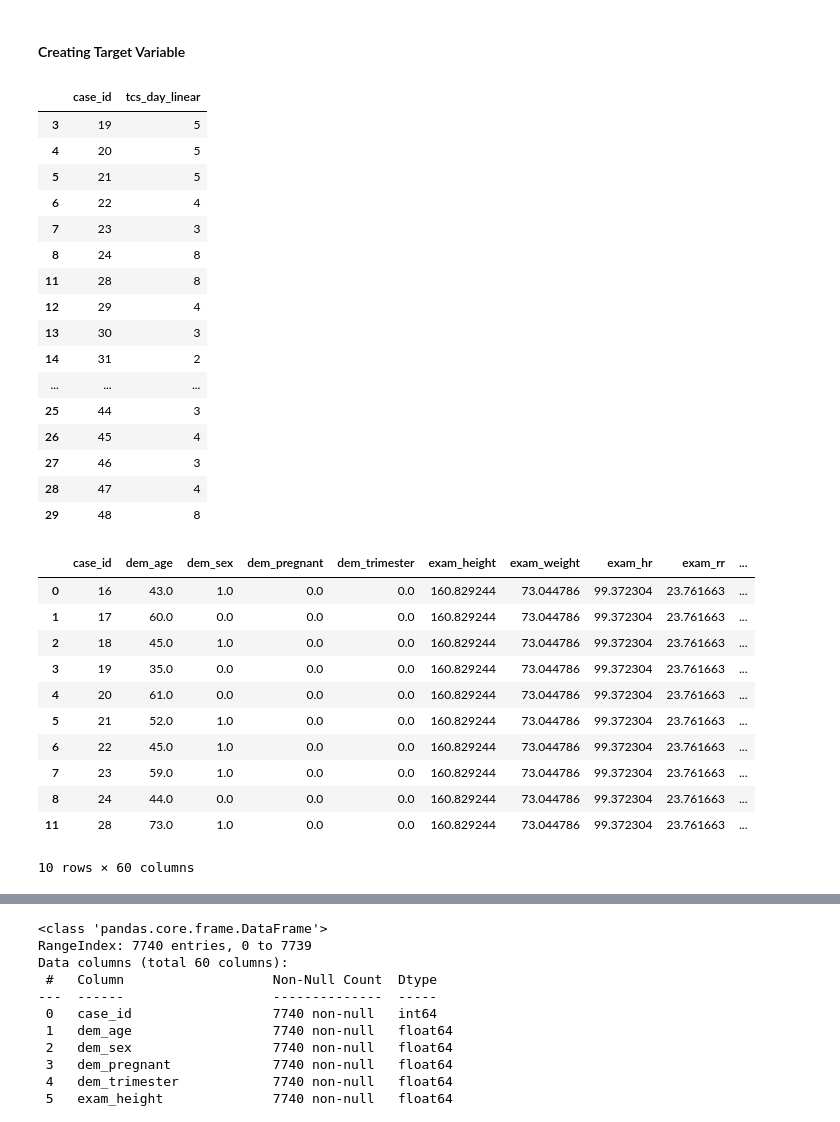
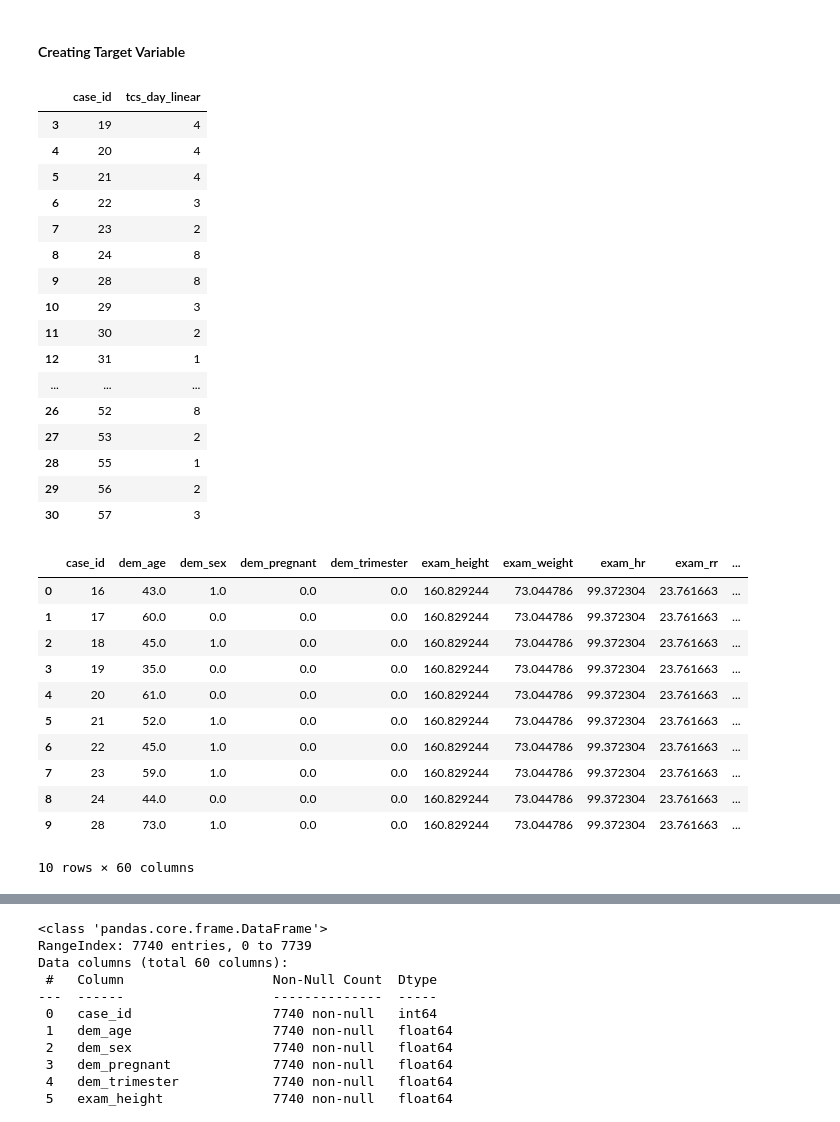
Before and after one commit to Nikola671/DS-450-01_Spring26_Team_Pineapple, a Jupyter notebook: Team Mini Project 2 - CAPO/CapoEDA.ipynb, the cells around one changed output, grey strips where cells are left out. Drawn from its saved outputs; the diff is of its cells as text; code cells hidden in the pictures.

```diff
--- a/Team Mini Project 2 - CAPO/CapoEDA.ipynb
+++ b/Team Mini Project 2 - CAPO/CapoEDA.ipynb
@@ -163,7 +163,7 @@ dtype: int64
 #Run this cell to save the changes made.
 # data3.to_csv("CAPOEDA.csv", index = False)
 # %%
-pd.read_csv("CAPOEDA.csv")
-data3.info()
+data4 = pd.read_csv("CAPOEDA.csv")
+data4.info()
 # %% [output]
 <class 'pandas.core.frame.DataFrame'>
@@ -209,7 +218,7 @@ memory usage: 3.5 MB
 # creating function to calculate TCS Target variable for each patient if they achieved stabilitity for a given day by achieving 1 for all four criteria
 def patient_tcs(row):
     # For day 1 to day 7
-    for day in range(0, 7):
+    for day in range(1, 8):
         criteria = [
             # criteria for improvement in cough/shortness of breath (Y/N) = (1/0)
             row[f'day{day}test___cough'],
@@ -223,35 +232,35 @@ def patient_tcs(row):
 
         # Check if all criteria is met (1111) for the given day
         if all(x == 1 for x in criteria):
-            return day + 1
+            return day
     # If patient does not achieve stability by day 7, TSC = 8
     return 8
 # %%
 # create the target column
-data3['tcs_day_linear'] = data3.apply(patient_tcs, axis=1)
+data4['tcs_day_linear'] = data4.apply(patient_tcs, axis=1)
 # %%
 # viewing the column
-data3.loc[3:30,['case_id','tcs_day_linear']]
+data4.loc[3:30,['case_id','tcs_day_linear']]
 # %% [output]
 |  | case_id | tcs_day_linear |
-| 3 | 19 | 5 |
-| 4 | 20 | 5 |
-| 5 | 21 | 5 |
-| 6 | 22 | 4 |
-| 7 | 23 | 3 |
+| 3 | 19 | 4 |
+| 4 | 20 | 4 |
+| 5 | 21 | 4 |
+| 6 | 22 | 3 |
+| 7 | 23 | 2 |
 | 8 | 24 | 8 |
-| 11 | 28 | 8 |
-| 12 | 29 | 4 |
-| 13 | 30 | 3 |
-| 14 | 31 | 2 |
+| 9 | 28 | 8 |
+| 10 | 29 | 3 |
+| 11 | 30 | 2 |
+| 12 | 31 | 1 |
 | ... | ... | ... |
-| 25 | 44 | 3 |
-| 26 | 45 | 4 |
-| 27 | 46 | 3 |
-| 28 | 47 | 4 |
-| 29 | 48 | 8 |
+| 26 | 52 | 8 |
+| 27 | 53 | 2 |
+| 28 | 55 | 1 |
+| 29 | 56 | 2 |
+| 30 | 57 | 3 |
 # %%
-data3.head(10)
+data4.head(10)
 # %% [output]
 |  | case_id | dem_age | dem_sex | dem_pregnant | dem_trimester | exam_height | exam_weight | exam_hr | exam_rr | ... |
 | 0 | 16 | 43.0 | 1.0 | 0.0 | 0.0 | 160.829244 | 73.044786 | 99.372304 | 23.761663 | ... |
@@ -263,7 +272,7 @@ data3.head(10)
 | 6 | 22 | 45.0 | 1.0 | 0.0 | 0.0 | 160.829244 | 73.044786 | 99.372304 | 23.761663 | ... |
 | 7 | 23 | 59.0 | 1.0 | 0.0 | 0.0 | 160.829244 | 73.044786 | 99.372304 | 23.761663 | ... |
 | 8 | 24 | 44.0 | 0.0 | 0.0 | 0.0 | 160.829244 | 73.044786 | 99.372304 | 23.761663 | ... |
-| 11 | 28 | 73.0 | 1.0 | 0.0 | 0.0 | 160.829244 | 73.044786 | 99.372304 | 23.761663 | ... |
+| 9 | 28 | 73.0 | 1.0 | 0.0 | 0.0 | 160.829244 | 73.044786 | 99.372304 | 23.761663 | ... |
 10 rows × 60 columns
 # %%
 # visualizing the distribution of tcs scores for the data
```
Also changed, not shown: parts of 25 cells of this notebook.
